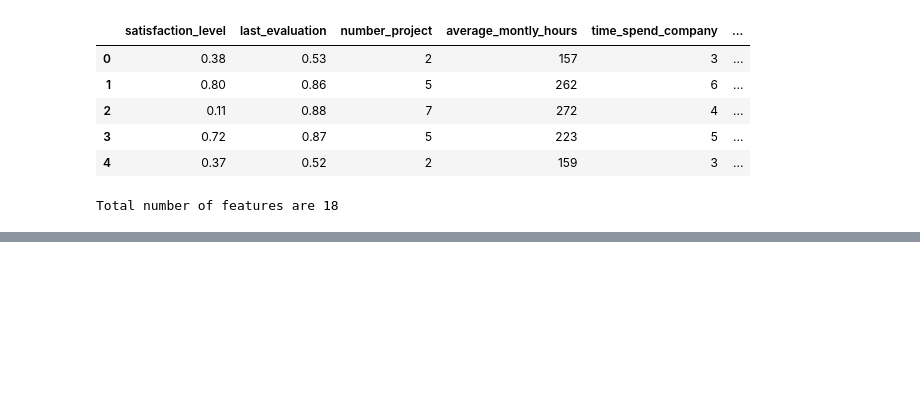
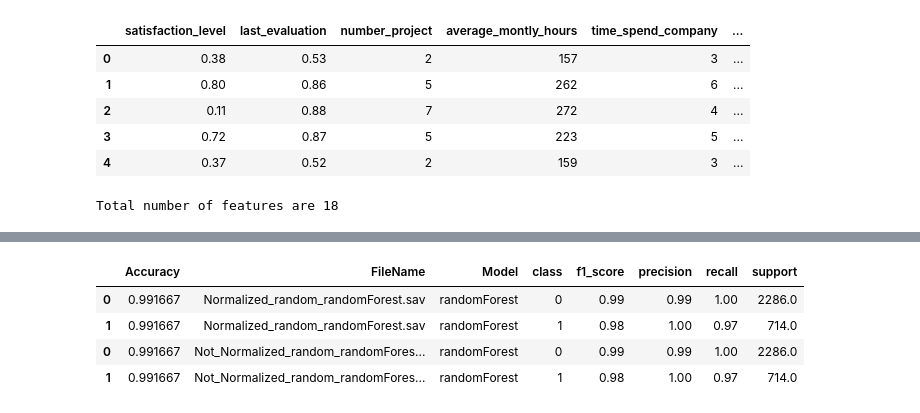
Before and after one commit to pramodnagare/Applied-Learning, a Jupyter notebook: Employee Retention Tool Kit/ToolKit.ipynb, the cells around one changed output, grey strips where cells are left out. Drawn from its saved outputs; the diff is of its cells as text; code cells hidden in the pictures; blank space fills up the shorter version.

```diff
--- a/Employee Retention Tool Kit/ToolKit.ipynb
+++ b/Employee Retention Tool Kit/ToolKit.ipynb
@@ -521,3 +491,11 @@ acc[2].max()
+# %%
+models_summary[models_summary['Accuracy'] == models_summary['Accuracy'].max()]
+# %% [output]
+|  | Accuracy | FileName | Model | class | f1_score | precision | recall | support |
+| 0 | 0.991667 | Normalized_random_randomForest.sav | randomForest | 0 | 0.99 | 0.99 | 1.00 | 2286.0 |
+| 1 | 0.991667 | Normalized_random_randomForest.sav | randomForest | 1 | 0.98 | 1.00 | 0.97 | 714.0 |
+| 0 | 0.991667 | Not_Normalized_random_randomFores... | randomForest | 0 | 0.99 | 0.99 | 1.00 | 2286.0 |
+| 1 | 0.991667 | Not_Normalized_random_randomFores... | randomForest | 1 | 0.98 | 1.00 | 0.97 | 714.0 |
 # %%
 data_2 = data_new[['satisfaction_level', 'last_evaluation', 'number_project',
        'average_montly_hours', 'time_spend_company', 'Work_accident', 'left',
```
Also changed, not shown: parts of 9 cells of this notebook.
